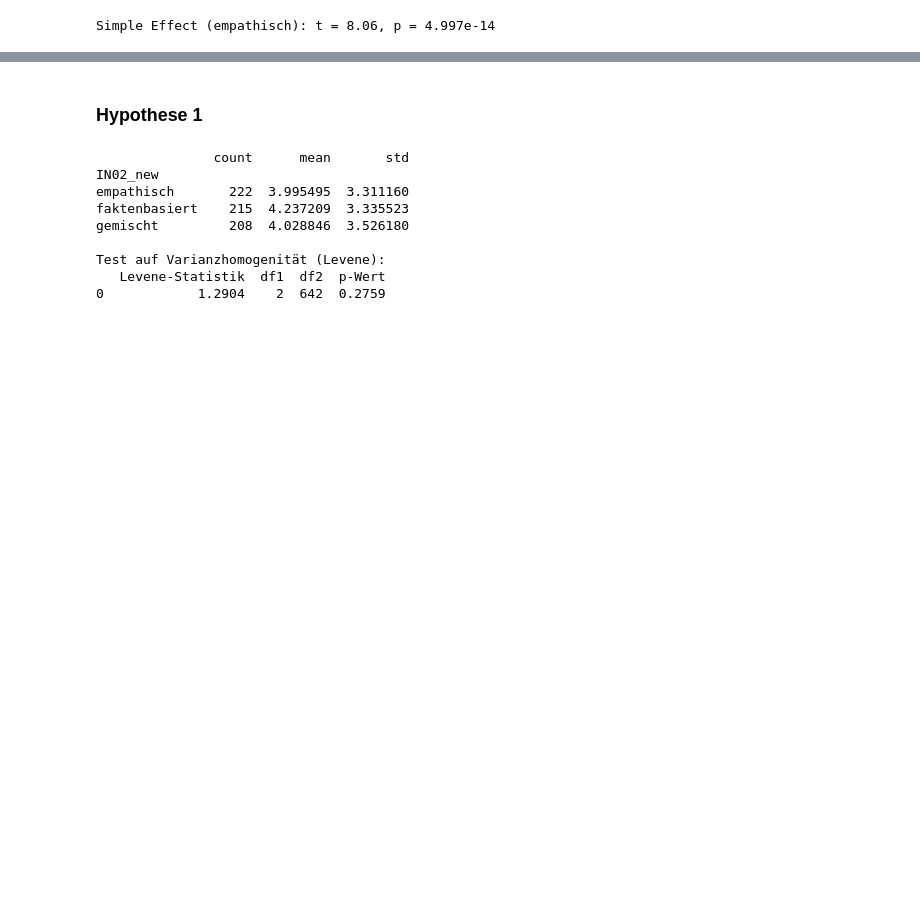
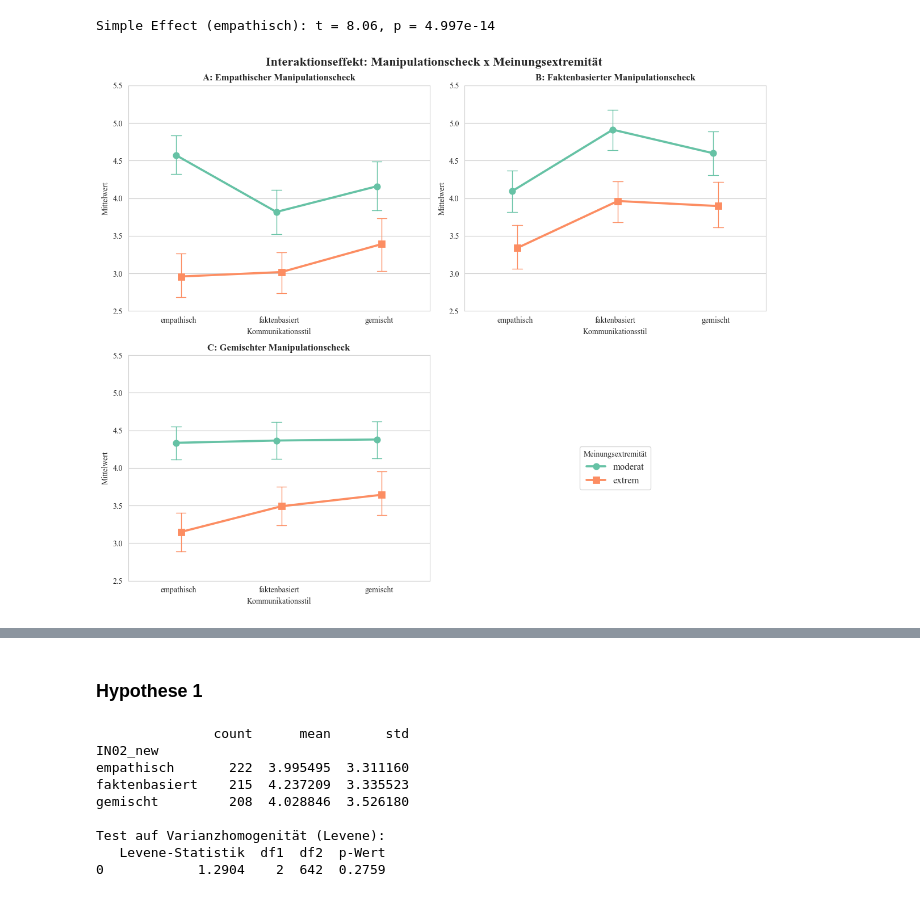
Before and after one commit to lara-polat/KI_Demokratie, a Jupyter notebook: analysis2.ipynb, the cells around one changed output, grey strips where cells are left out. Cells and saved outputs as stored; diff of their text form; code cells hidden in the pictures; blank space fills up the shorter version.

```diff
--- a/analysis2.ipynb
+++ b/analysis2.ipynb
@@ -1163,3 +1165,59 @@ t_stat, p_val = ttest_ind(mod, ext, equal_var=False)
 print(f"Simple Effect (empathisch): t = {t_stat:.2f}, p = {p_val:.3e}")
 # %% [output]
 Simple Effect (empathisch): t = 8.06, p = 4.997e-14
+# %%
+import matplotlib.pyplot as plt
+import seaborn as sns
+
+
+plt.rcParams["font.family"] = "serif"
+plt.rcParams["font.serif"] = ["Times New Roman"]
+
+sns.set_style("whitegrid", {"font.family": "serif", "font.serif": ["Times New Roman"]})
+fig, axes = plt.subplots(2, 2, figsize=(12, 10))
+
+fig.suptitle('Interaktionseffekt: Manipulationscheck x Meinungsextremität',
+             fontsize=16, fontweight='bold', y=0.98)
+
+# einheitliche y-Achse für alle Plots
+y_min, y_max = 2.5, 5.5
+
+# Liste der AVs und Titel für die Loop
+av_list = [
+    ('index_check_empathisch', 'A: Empathischer Manipulationscheck', axes[0, 0]),
+    ('index_check_faktenbasiert', 'B: Faktenbasierter Manipulationscheck', axes[0, 1]),
+    ('index_check_gemischt', 'C: Gemischter Manipulationscheck', axes[1, 0])
+]
+
+# Plots erstellen
+for column, title, ax in av_list:
+    sns.pointplot(
+        data=df_masterprojekt1,
+        x='IN02_new',
+        y=column,
+        hue='IN02_extremität',
+        dodge=True,
+        markers=['o', 's'],
+        capsize=.1,
+        err_kws={'linewidth': 1}, # neuer Parameter für errwidth
+        palette='Set2',
+        ax=ax
+    )
+    ax.set_title(title, fontweight='bold')
+    ax.set_ylim(y_min, y_max)
+    ax.set_xlabel('Kommunikationsstil')
+    ax.set_ylabel('Mittelwert')
+    ax.get_legend().remove() # Legende im Plot entfernen
+
+# 4. Feld (unten rechts) für die Legende nutzen
+ax_leg = axes[1, 1]
+ax_leg.axis('off') # Achsen ausschalten
+
+# Legende aus einem der Plots extrahieren und mittig platzieren
+handles, labels = axes[0, 0].get_legend_handles_labels()
+ax_leg.legend(handles, labels, title='Meinungsextremität', loc='center', fontsize='large', frameon=True)
+
+plt.tight_layout()
+plt.show()
+# %% [output]
+[figure, added]
```
Also changed, not shown: parts of 20 cells of this notebook, 2 other files.
